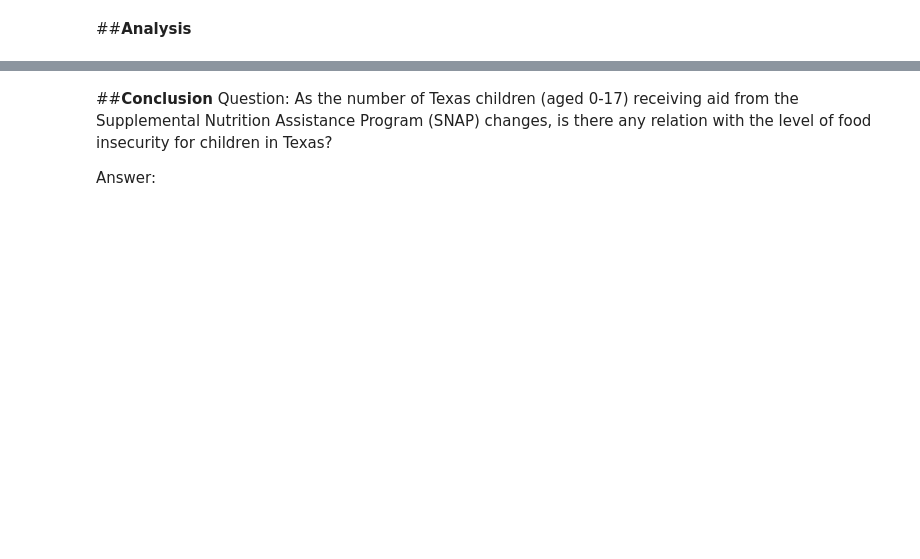
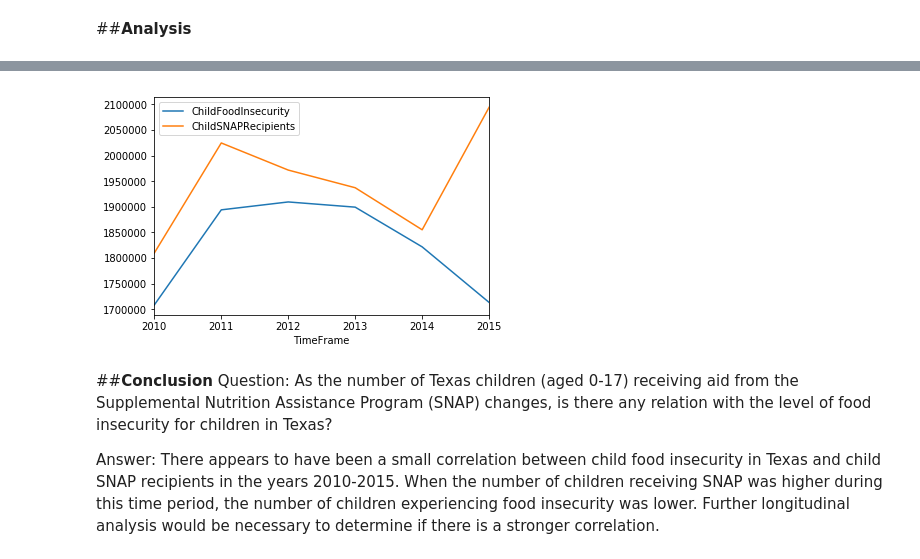
Before and after one commit to mirandabad/THA4, a Jupyter notebook: Take_Home_Assignment_4.ipynb, the cells around one changed output, grey strips where cells are left out. Saved outputs shown, nothing was run; the diff lists cells and outputs as text; code cells hidden in the pictures; blank space fills up the shorter version.

```diff
--- a/Take_Home_Assignment_4.ipynb
+++ b/Take_Home_Assignment_4.ipynb
@@ -28,11 +83,17 @@ Import state specific info for child food insecurity numbers and percentages (i.
 # %%
 import pandas as pd
 
-#The raw dataset was downloaded at: https://datacenter.kidscount.org/rawdata.axd?ind=7889&loc=45
+#The raw dataset was downloaded at: https://datacenter.kidscount.org/rawdata.axd?ind=8984&loc=45
 
-data1 = pd.read_excel("data1.xlsx")
-data1.dropna(how='all')
+data3 = pd.read_excel("data3.xlsx")
 
-print("First 14")
-print(data1.head(14))
+
+#Remove all county data
+data3 = data3[data3["Location"]=="Texas"]
+#Remove percent data
+data3 = data3[data3["DataFormat"]=="Number"]
+#Rename "Data" column to "ChildSNAPRecipients"
+data3.rename(columns={"Data":"ChildSNAPRecipients"}, inplace=True)
+
+print(data3)
 # %% [output]
@@ -108,0 +106,5 @@ Merge SNAP Recipients, 2004-2013 (i.e., "data2.xlsx") and SNAP Recipients, 2014-
+# %%
+snap_data[['TimeFrame','DataFormat','ChildSNAPRecipients']]
+data3[['TimeFrame','DataFormat','ChildSNAPRecipients']]
+snap_data_merged = pd.concat([snap_data,data3])
+print(snap_data_merged)
@@ -108,0 +119,5 @@ Merge SNAP Recipients, 2004-2013 (i.e., "data2.xlsx") and SNAP Recipients, 2014-
+# %%
+#merge child food insecurity data with child SNAP recipient data for 2010-2015
+joi= food_insecurity_data.merge(snap_data_merged, on="TimeFrame")
+joi = joi.drop(columns=["LocationType_y","Location_y","DataFormat_y"])
+joi
@@ -111,5 +140,16 @@ Merge SNAP Recipients, 2004-2013 (i.e., "data2.xlsx") and SNAP Recipients, 2014-
+# %%
+import pandas as pd
+import matplotlib.pyplot as plt
+
+# Convert "ChildFoodInsecurity" from string to float64 (i.e., numbers)
+joi['ChildFoodInsecurity'] = joi['ChildFoodInsecurity'].astype('float64')
+# Plot "ChildFoodInsecurity" and "ChildSNAPRecipients" on the x-axis over "TimeFrame" on the y-axis
+joi.plot(kind="line", x="TimeFrame", y=['ChildFoodInsecurity', "ChildSNAPRecipients"])
+plt.show()
+# %% [output]
+[figure, added]
 # %% [markdown]
 ##**Conclusion**
 Question: As the number of Texas children (aged 0-17) receiving aid from the Supplemental Nutrition Assistance Program (SNAP) changes, is there any relation with the level of food insecurity for children in Texas?
 
-Answer:
+Answer: There appears to have been a small correlation between child food insecurity in Texas and child SNAP recipients in the years 2010-2015. When the number of children receiving SNAP was higher during this time period, the number of children experiencing food insecurity was lower. Further longitudinal analysis would be necessary to determine if there is a stronger correlation.
```
Also changed, not shown: parts of 16 cells of this notebook.
